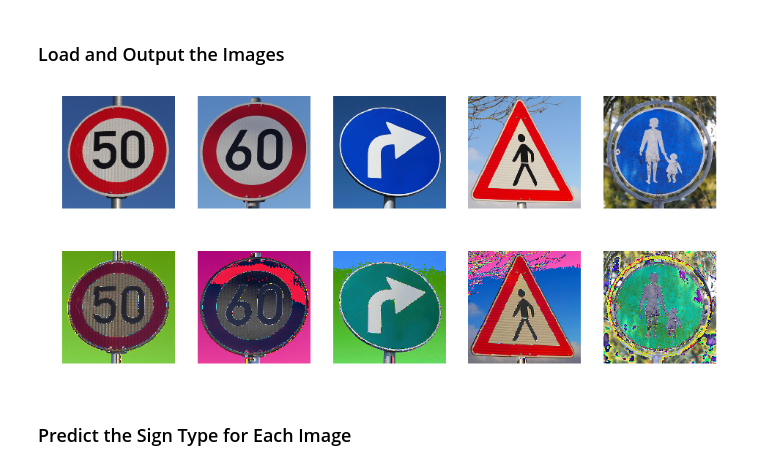
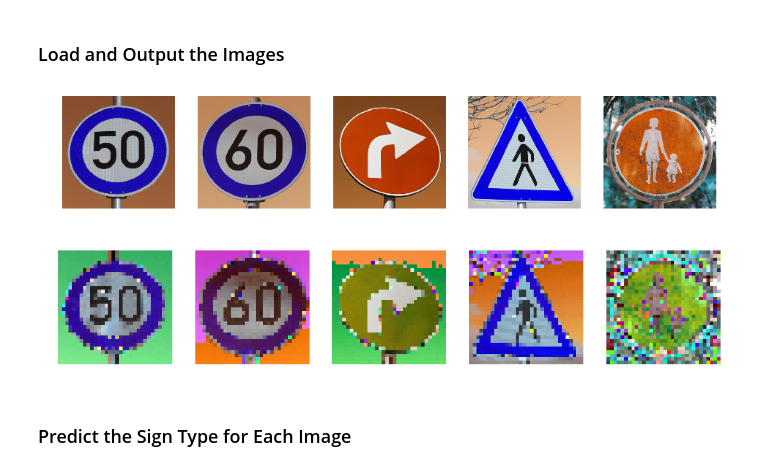
Before and after one commit to atlas604/traffic-sign-classifier, a Jupyter notebook: Traffic_Sign_Classifier.ipynb, the cells around one changed output. Drawn from its saved outputs; the diff is of its cells as text; code cells hidden in the pictures.

```diff
--- a/Traffic_Sign_Classifier.ipynb
+++ b/Traffic_Sign_Classifier.ipynb
@@ -411,16 +420,11 @@ You may find `signnames.csv` useful as it contains mappings from the class id (i
 ### Load the images and plot them here.
 ### Feel free to use as many code cells as needed.
 
-import os
-import matplotlib.image as mpimg
-
-os.listdir("examples/")
-
-img1 = mpimg.imread('examples/1.png')
-img2 = mpimg.imread('examples/2.png')
-img3 = mpimg.imread('examples/3.png')
-img4 = mpimg.imread('examples/4.png')
-img5 = mpimg.imread('examples/5.png')
+img1 = cv2.imread('examples/1.png')
+img2 = cv2.imread('examples/2.png')
+img3 = cv2.imread('examples/3.png')
+img4 = cv2.imread('examples/4.png')
+img5 = cv2.imread('examples/5.png')
 
 im_array = [img1, img2, img3, img4, img5]
 
@@ -431,18 +435,24 @@ for i in range(len(im_array)):
     plt.axis('off')
 plt.show()
 # %% [output]
-[figure, old version]
+[figure, new version]
 # %%
-im_array = normalize(im_array)
+def resize(img):
+    new = []
+    for i in range(len(img)):
+        new.append(cv2.resize(img[i], (32, 32)))
+    return new
+
+im_array = normalize(resize(im_array))
 
 plt.figure(figsize=(16,4))
 for i in range(len(im_array)):
     plt.subplot(1, 5, i+1)
     plt.imshow(im_array[i])
     plt.axis('off')
 plt.show()
 # %% [output]
-[figure, old version]
+[figure, new version]
 # %% [markdown]
 ### Predict the Sign Type for Each Image
 # %%
```
Also changed, not shown: parts of 2 cells of this notebook.
